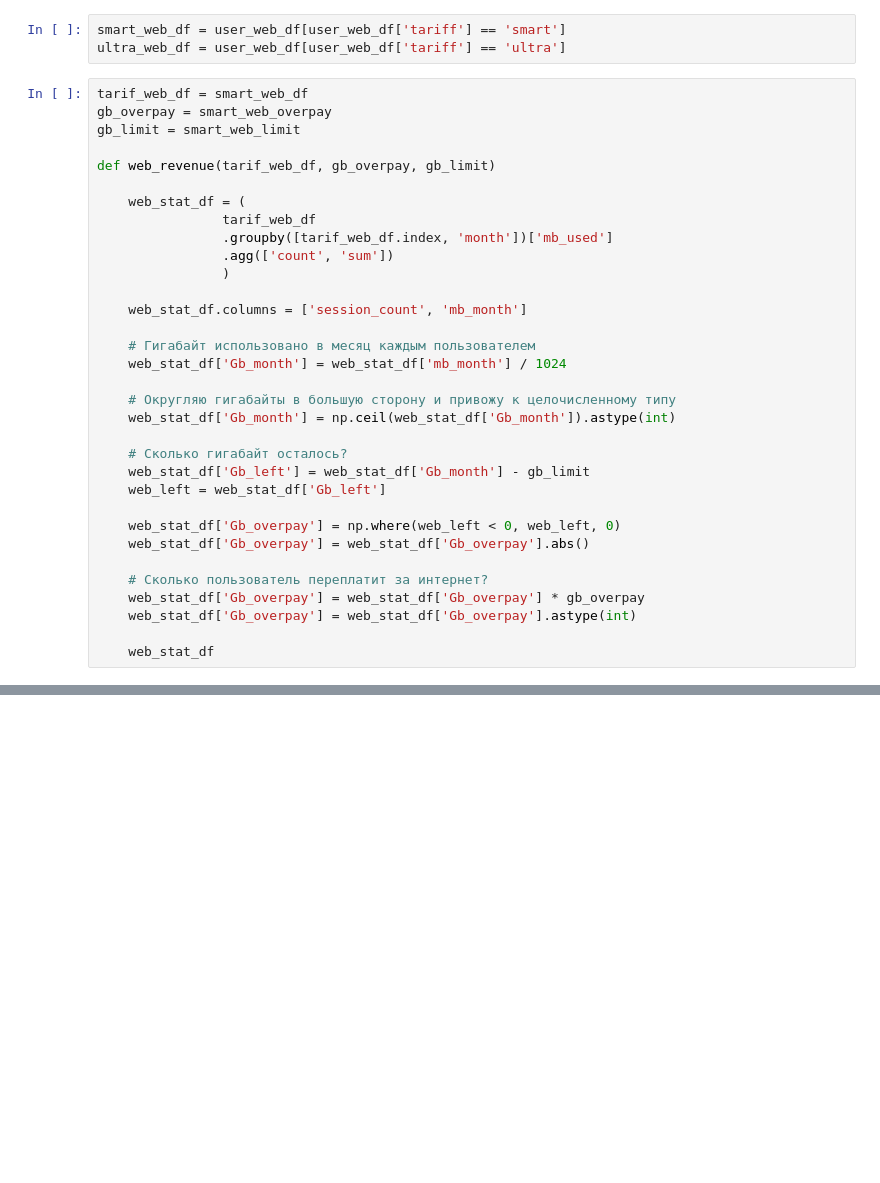
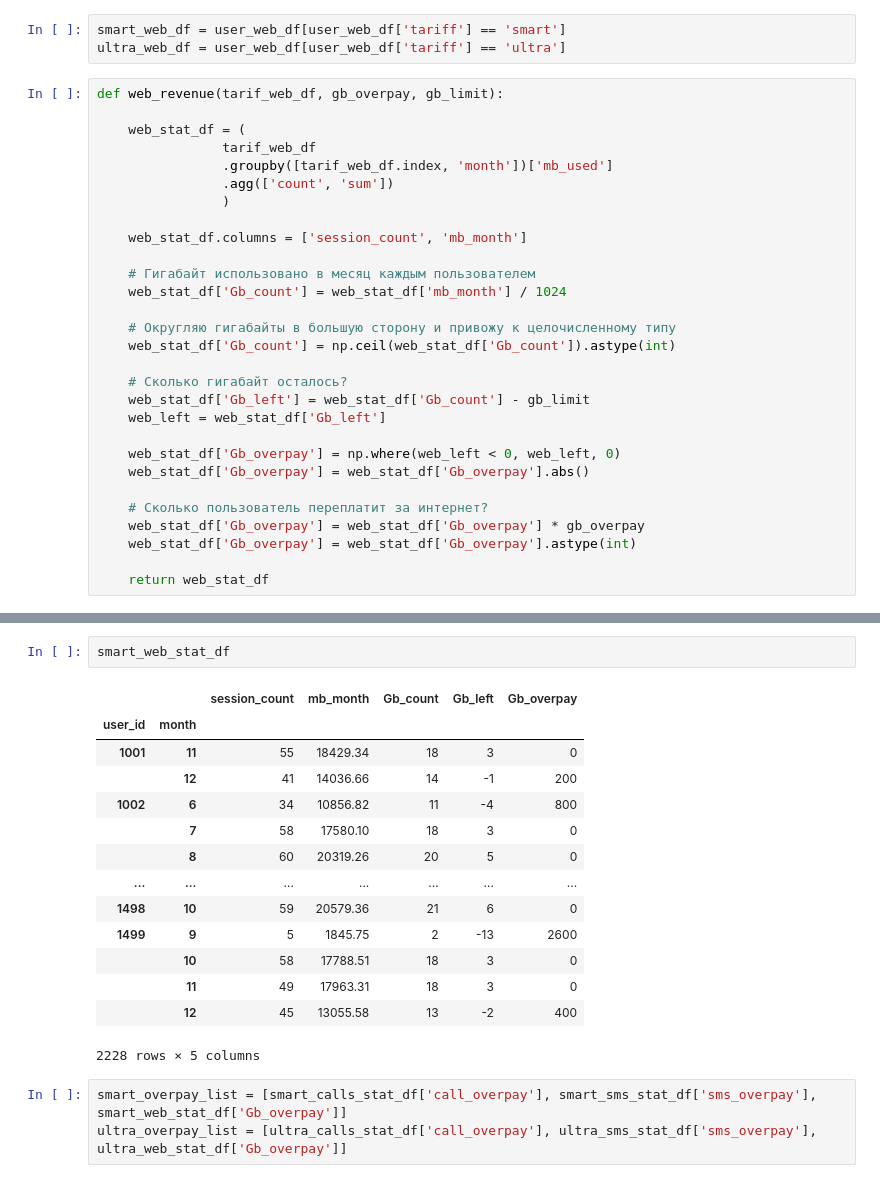
Before and after one commit to mbelveder/praktikum, a Jupyter notebook: 4_megaline/megaline.ipynb, the cells around one changed output, grey strips where cells are left out. Saved outputs shown, nothing was run; the diff lists cells and outputs as text; blank space fills up the shorter version.

```diff
--- a/4_megaline/megaline.ipynb
+++ b/4_megaline/megaline.ipynb
@@ -717,11 +735,7 @@ user_web_df.shape
 smart_web_df = user_web_df[user_web_df['tariff'] == 'smart']
 ultra_web_df = user_web_df[user_web_df['tariff'] == 'ultra']
 # %%
-tarif_web_df = smart_web_df
-gb_overpay = smart_web_overpay
-gb_limit = smart_web_limit
-
-def web_revenue(tarif_web_df, gb_overpay, gb_limit)
+def web_revenue(tarif_web_df, gb_overpay, gb_limit):
 
     web_stat_df = (
                 tarif_web_df
@@ -732,13 +746,13 @@ def web_revenue(tarif_web_df, gb_overpay, gb_limit)
     web_stat_df.columns = ['session_count', 'mb_month']
 
     # Гигабайт использовано в месяц каждым пользователем
-    web_stat_df['Gb_month'] = web_stat_df['mb_month'] / 1024
+    web_stat_df['Gb_count'] = web_stat_df['mb_month'] / 1024
 
     # Округляю гигабайты в большую сторону и привожу к целочисленному типу
-    web_stat_df['Gb_month'] = np.ceil(web_stat_df['Gb_month']).astype(int)
+    web_stat_df['Gb_count'] = np.ceil(web_stat_df['Gb_count']).astype(int)
 
     # Сколько гигабайт осталось?
-    web_stat_df['Gb_left'] = web_stat_df['Gb_month'] - gb_limit
+    web_stat_df['Gb_left'] = web_stat_df['Gb_count'] - gb_limit
     web_left = web_stat_df['Gb_left']
 
     web_stat_df['Gb_overpay'] = np.where(web_left < 0, web_left, 0)
@@ -748,4 +762,4 @@ def web_revenue(tarif_web_df, gb_overpay, gb_limit)
     web_stat_df['Gb_overpay'] = web_stat_df['Gb_overpay'] * gb_overpay
     web_stat_df['Gb_overpay'] = web_stat_df['Gb_overpay'].astype(int)
 
-    web_stat_df
+    return web_stat_df
@@ -786,0 +840,20 @@ ultra_tariff_price = 1950
+# %%
+smart_web_stat_df
+# %% [output]
+|  |  | session_count | mb_month | Gb_count | Gb_left | Gb_overpay |
+| user_id | month |  |  |  |  |  |
+| 1001 | 11 | 55 | 18429.34 | 18 | 3 | 0 |
+|  | 12 | 41 | 14036.66 | 14 | -1 | 200 |
+| 1002 | 6 | 34 | 10856.82 | 11 | -4 | 800 |
+|  | 7 | 58 | 17580.10 | 18 | 3 | 0 |
+|  | 8 | 60 | 20319.26 | 20 | 5 | 0 |
+| ... | ... | ... | ... | ... | ... | ... |
+| 1498 | 10 | 59 | 20579.36 | 21 | 6 | 0 |
+| 1499 | 9 | 5 | 1845.75 | 2 | -13 | 2600 |
+|  | 10 | 58 | 17788.51 | 18 | 3 | 0 |
+|  | 11 | 49 | 17963.31 | 18 | 3 | 0 |
+|  | 12 | 45 | 13055.58 | 13 | -2 | 400 |
+2228 rows × 5 columns
+# %%
+smart_overpay_list = [smart_calls_stat_df['call_overpay'], smart_sms_stat_df['sms_overpay'], smart_web_stat_df['Gb_overpay']]
+ultra_overpay_list = [ultra_calls_stat_df['call_overpay'], ultra_sms_stat_df['sms_overpay'], ultra_web_stat_df['Gb_overpay']]
```
Also changed, not shown: parts of 34 cells of this notebook.
